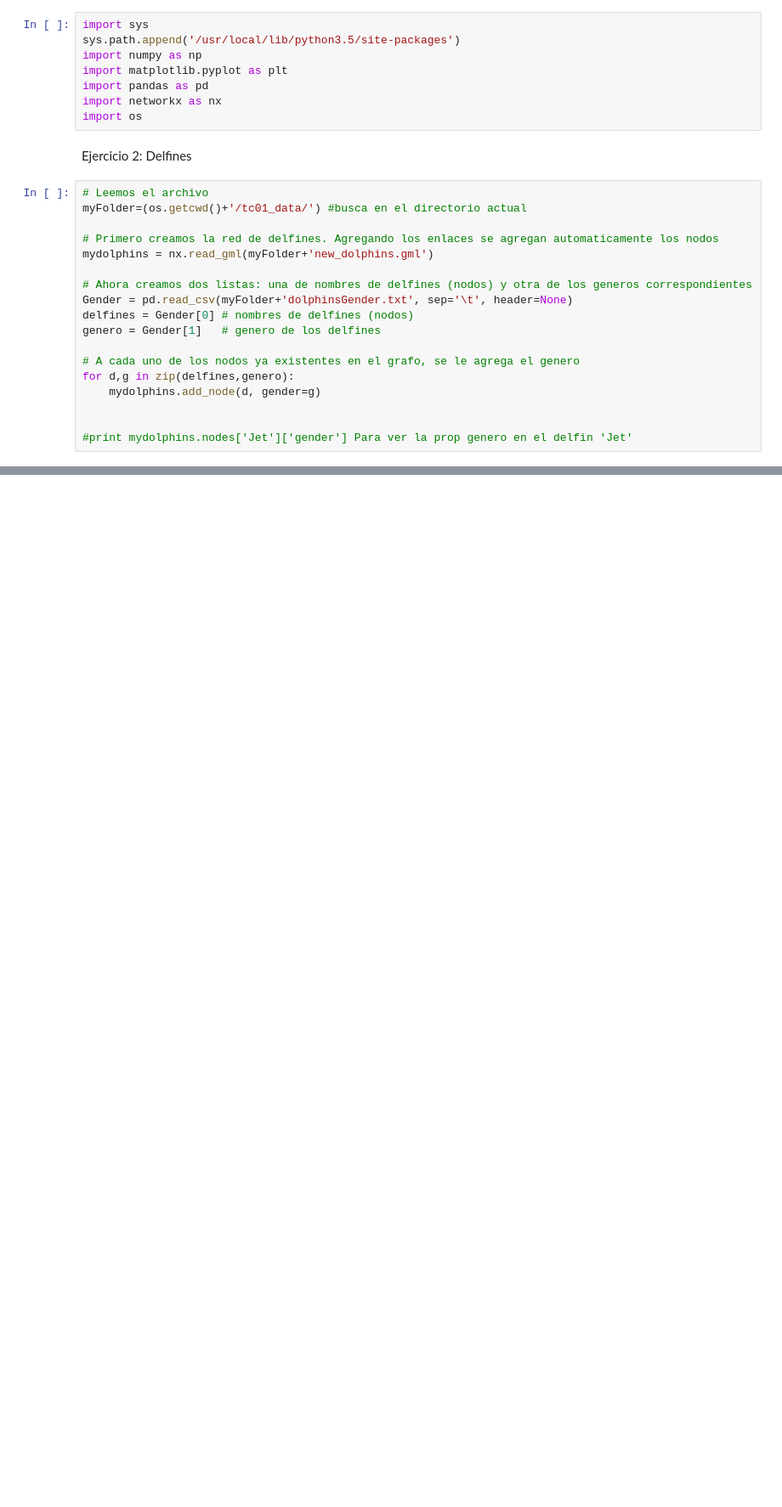
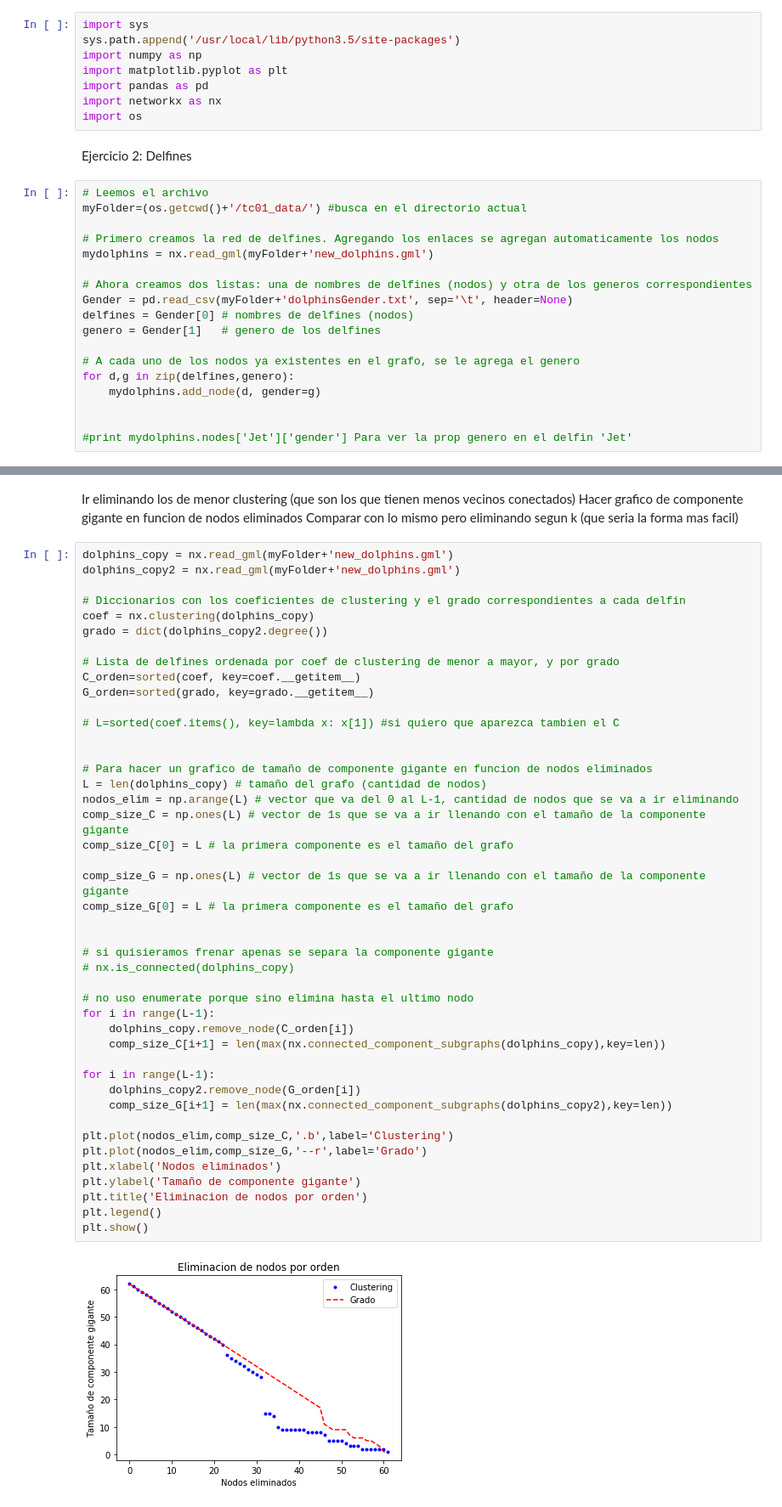
Before and after one commit to Redes2018/tp1, a Jupyter notebook: TC1-2.ipynb, the cells around one changed output, grey strips where cells are left out. Shown: that part at 85% size. Cells and saved outputs as stored; diff of their text form; blank space fills up the shorter version.

```diff
--- a/TC1-2.ipynb
+++ b/TC1-2.ipynb
@@ -122,0 +125,50 @@ p valor: 0.9999999999999999
+# %% [markdown]
+Ir eliminando los de menor clustering (que son los que tienen menos vecinos conectados)
+Hacer grafico de componente gigante en funcion de nodos eliminados
+Comparar con lo mismo pero eliminando segun k (que seria la forma mas facil)
+# %%
+dolphins_copy = nx.read_gml(myFolder+'new_dolphins.gml')
+dolphins_copy2 = nx.read_gml(myFolder+'new_dolphins.gml')
+
+# Diccionarios con los coeficientes de clustering y el grado correspondientes a cada delfin
+coef = nx.clustering(dolphins_copy)
+grado = dict(dolphins_copy2.degree())
+
+# Lista de delfines ordenada por coef de clustering de menor a mayor, y por grado
+C_orden=sorted(coef, key=coef.__getitem__)
+G_orden=sorted(grado, key=grado.__getitem__)
+
+# L=sorted(coef.items(), key=lambda x: x[1]) #si quiero que aparezca tambien el C
+
+
+# Para hacer un grafico de tamaño de componente gigante en funcion de nodos eliminados
+L = len(dolphins_copy) # tamaño del grafo (cantidad de nodos)
+nodos_elim = np.arange(L) # vector que va del 0 al L-1, cantidad de nodos que se va a ir eliminando
+comp_size_C = np.ones(L) # vector de 1s que se va a ir llenando con el tamaño de la componente gigante
+comp_size_C[0] = L # la primera componente es el tamaño del grafo
+
+comp_size_G = np.ones(L) # vector de 1s que se va a ir llenando con el tamaño de la componente gigante
+comp_size_G[0] = L # la primera componente es el tamaño del grafo
+
+
+# si quisieramos frenar apenas se separa la componente gigante
+# nx.is_connected(dolphins_copy)
+
+# no uso enumerate porque sino elimina hasta el ultimo nodo
+for i in range(L-1):
+    dolphins_copy.remove_node(C_orden[i])
+    comp_size_C[i+1] = len(max(nx.connected_component_subgraphs(dolphins_copy),key=len))
+
+for i in range(L-1):
+    dolphins_copy2.remove_node(G_orden[i])
+    comp_size_G[i+1] = len(max(nx.connected_component_subgraphs(dolphins_copy2),key=len))
+
+plt.plot(nodos_elim,comp_size_C,'.b',label='Clustering')
+plt.plot(nodos_elim,comp_size_G,'--r',label='Grado')
+plt.xlabel('Nodos eliminados')
+plt.ylabel('Tamaño de componente gigante')
+plt.title('Eliminacion de nodos por orden')
+plt.legend()
+plt.show()
+# %% [output]
+[figure, added]
```
Also changed, not shown: parts of 4 cells of this notebook.
